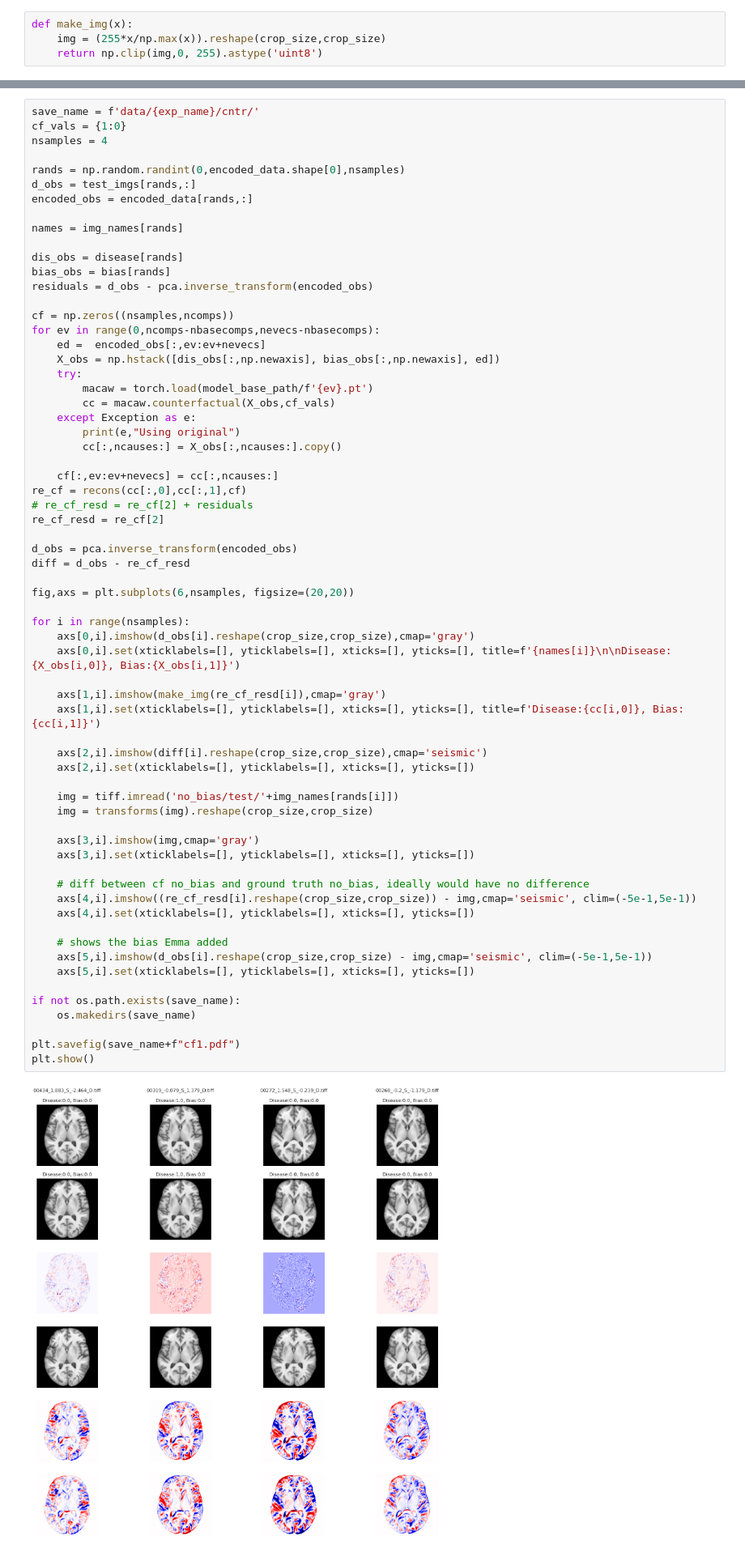
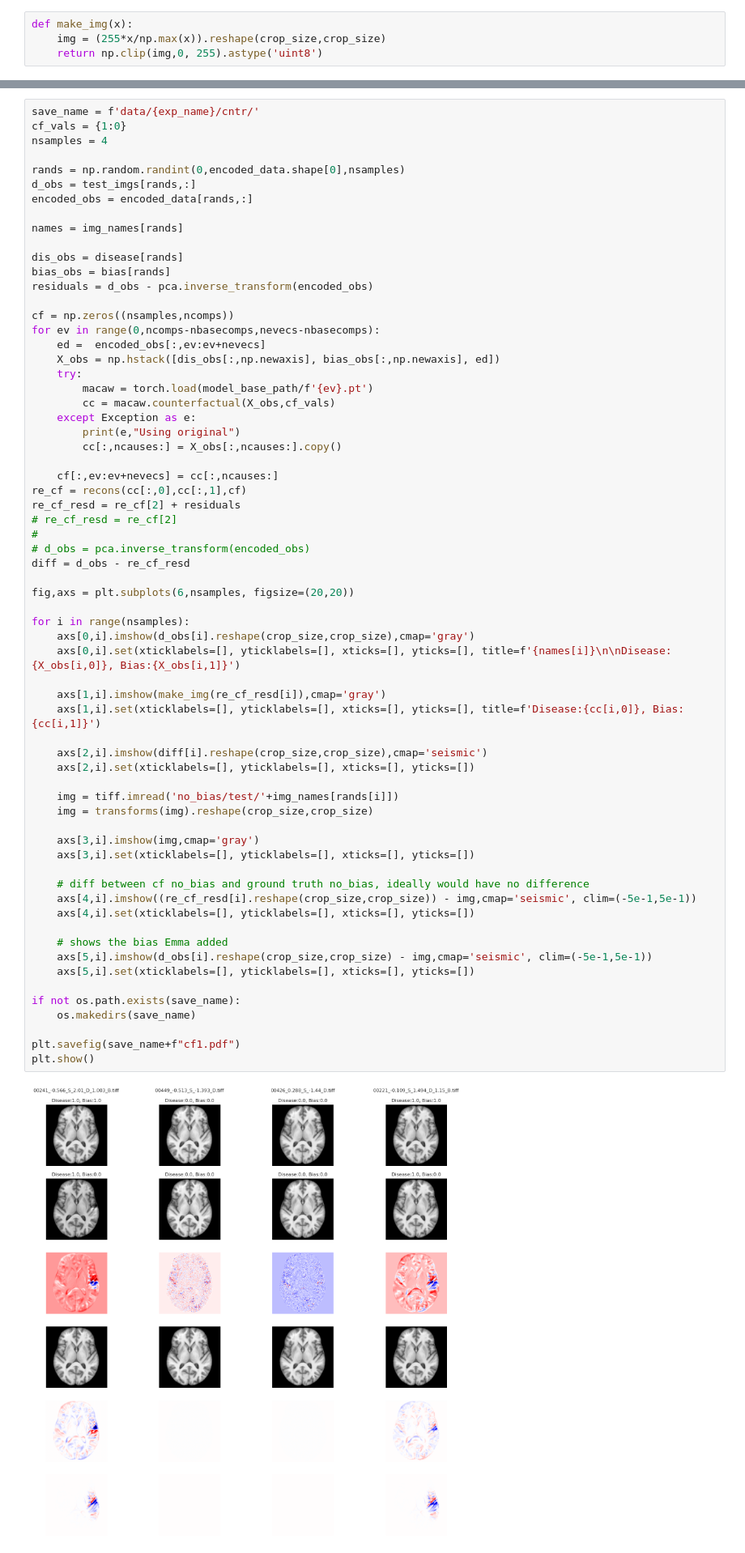
Before and after one commit to Liteknight/CounterBias, a Jupyter notebook: 05_Truth.ipynb, the cells around one changed output, grey strips where cells are left out. Shown: that part at 81% size. Saved outputs shown, nothing was run; the diff lists cells and outputs as text.

```diff
--- a/05_Truth.ipynb
+++ b/05_Truth.ipynb
@@ -101,10 +107,10 @@ for ev in range(0,ncomps-nbasecomps,nevecs-nbasecomps):
 
     cf[:,ev:ev+nevecs] = cc[:,ncauses:]
 re_cf = recons(cc[:,0],cc[:,1],cf)
-# re_cf_resd = re_cf[2] + residuals
-re_cf_resd = re_cf[2]
-
-d_obs = pca.inverse_transform(encoded_obs)
+re_cf_resd = re_cf[2] + residuals
+# re_cf_resd = re_cf[2]
+#
+# d_obs = pca.inverse_transform(encoded_obs)
 diff = d_obs - re_cf_resd
 
 fig,axs = plt.subplots(6,nsamples, figsize=(20,20))
@@ -112,34 +118,34 @@ fig,axs = plt.subplots(6,nsamples, figsize=(20,20))
 for i in range(nsamples):
     axs[0,i].imshow(d_obs[i].reshape(crop_size,crop_size),cmap='gray')
     axs[0,i].set(xticklabels=[], yticklabels=[], xticks=[], yticks=[], title=f'{names[i]}\n\nDisease:{X_obs[i,0]}, Bias:{X_obs[i,1]}')
 
     axs[1,i].imshow(make_img(re_cf_resd[i]),cmap='gray')
     axs[1,i].set(xticklabels=[], yticklabels=[], xticks=[], yticks=[], title=f'Disease:{cc[i,0]}, Bias:{cc[i,1]}')
 
     axs[2,i].imshow(diff[i].reshape(crop_size,crop_size),cmap='seismic')
     axs[2,i].set(xticklabels=[], yticklabels=[], xticks=[], yticks=[])
 
     img = tiff.imread('no_bias/test/'+img_names[rands[i]])
     img = transforms(img).reshape(crop_size,crop_size)
 
     axs[3,i].imshow(img,cmap='gray')
     axs[3,i].set(xticklabels=[], yticklabels=[], xticks=[], yticks=[])
 
     # diff between cf no_bias and ground truth no_bias, ideally would have no difference
     axs[4,i].imshow((re_cf_resd[i].reshape(crop_size,crop_size)) - img,cmap='seismic', clim=(-5e-1,5e-1))
     axs[4,i].set(xticklabels=[], yticklabels=[], xticks=[], yticks=[])
 
     # shows the bias Emma added
     axs[5,i].imshow(d_obs[i].reshape(crop_size,crop_size) - img,cmap='seismic', clim=(-5e-1,5e-1))
     axs[5,i].set(xticklabels=[], yticklabels=[], xticks=[], yticks=[])
 
 if not os.path.exists(save_name):
     os.makedirs(save_name)
 
 plt.savefig(save_name+f"cf1.pdf")
 plt.show()
 # %% [output]
-[figure, old version]
+[figure, new version]
 # %%
 n = rands[0]
 # %%
```
Also changed, not shown: parts of 2 cells of this notebook, 21 other files.
